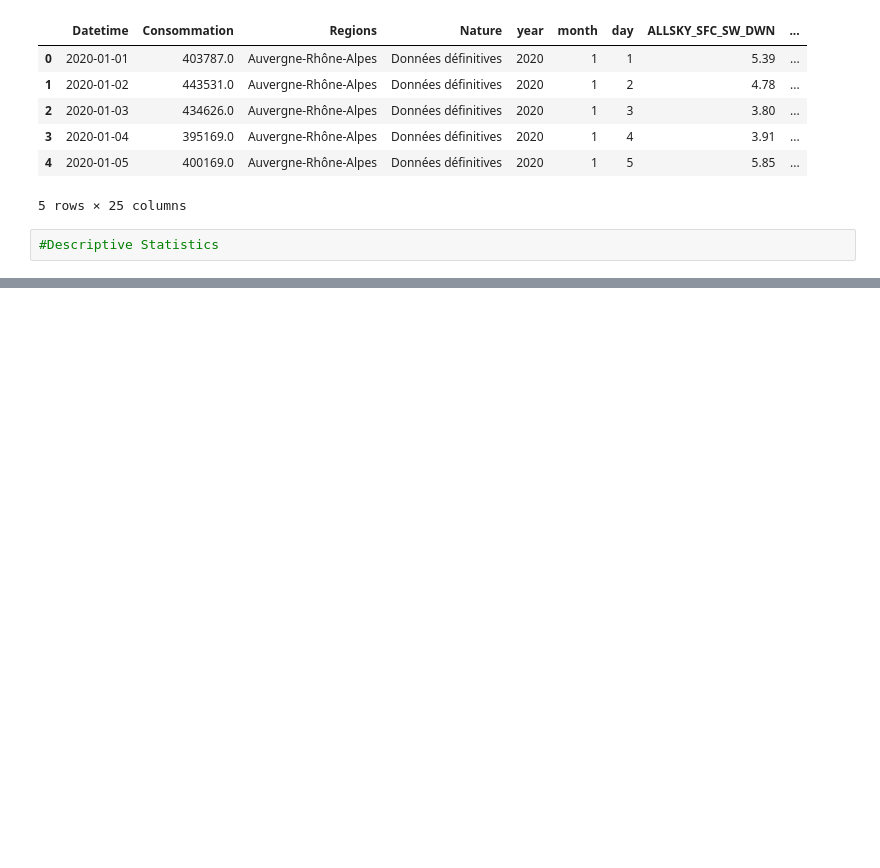
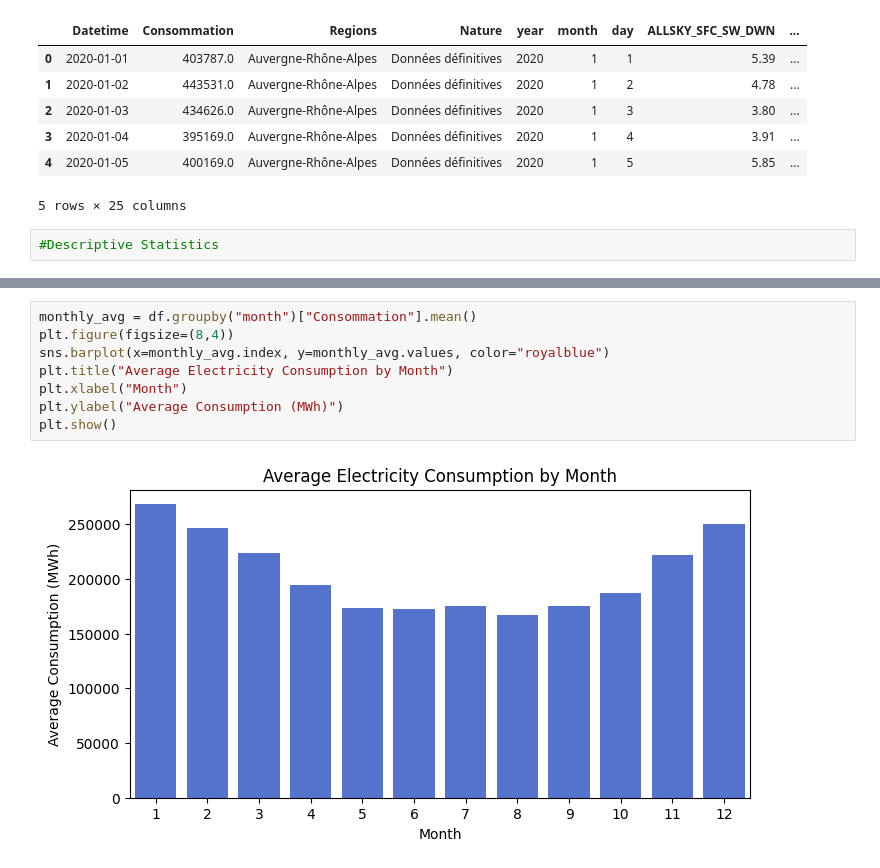
Before and after one commit to ROUSenghak/Python_Project_2A, a Jupyter notebook: notebook/stat.ipynb, the cells around one changed output, grey strips where cells are left out. Drawn from its saved outputs; the diff is of its cells as text; blank space fills up the shorter version.

```diff
--- a/notebook/stat.ipynb
+++ b/notebook/stat.ipynb
@@ -71,0 +73,10 @@ df.groupby("Regions")[["Consommation", "T2M"]].describe()
+# %%
+monthly_avg = df.groupby("month")["Consommation"].mean()
+plt.figure(figsize=(8,4))
+sns.barplot(x=monthly_avg.index, y=monthly_avg.values, color="royalblue")
+plt.title("Average Electricity Consumption by Month")
+plt.xlabel("Month")
+plt.ylabel("Average Consumption (MWh)")
+plt.show()
+# %% [output]
+[figure, added]
```
Also changed, not shown: parts of 9 cells of this notebook.
